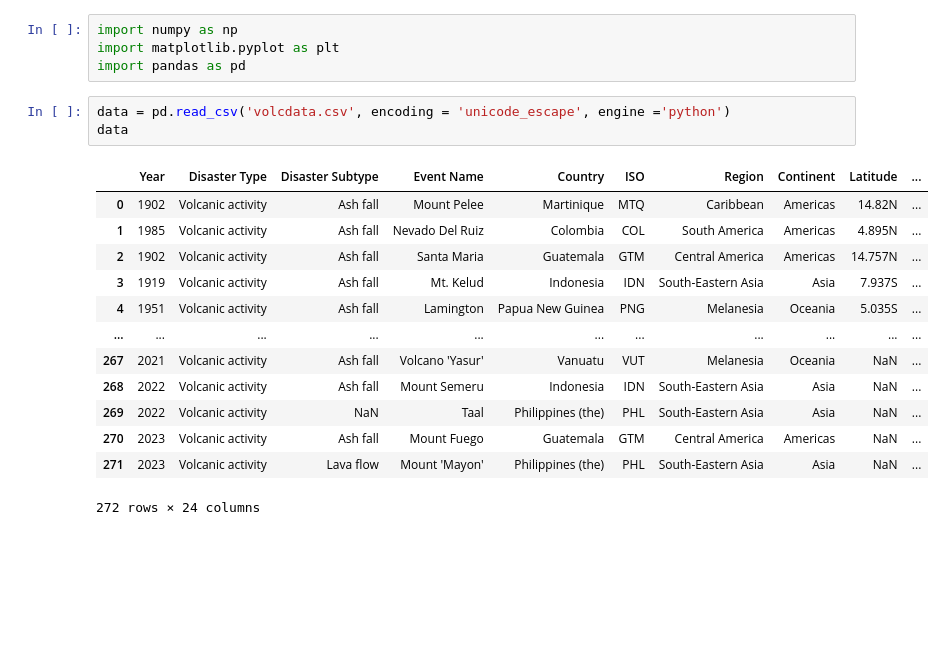
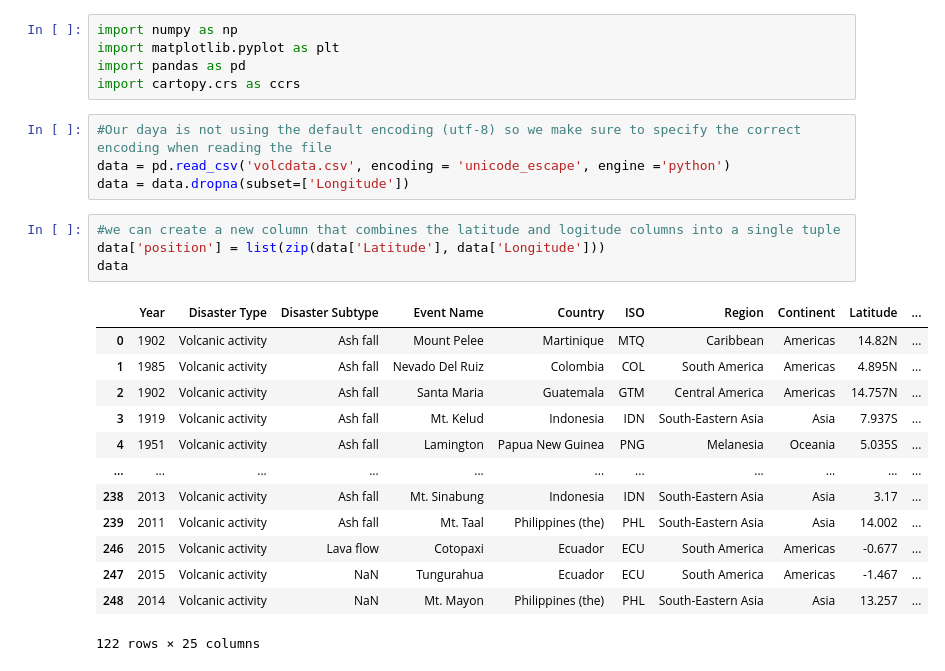
Before and after one commit to gowantae/volcano, a Jupyter notebook: VolcanoFatalities.ipynb, the cells around one changed output. Cells and saved outputs as stored; diff of their text form; blank space fills up the shorter version.

```diff
--- a/VolcanoFatalities.ipynb
+++ b/VolcanoFatalities.ipynb
@@ -2,20 +2,26 @@
 import numpy as np
 import matplotlib.pyplot as plt
 import pandas as pd
+import cartopy.crs as ccrs
 # %%
+#Our daya is not using the default encoding (utf-8) so we make sure to specify the correct encoding when reading the file
 data = pd.read_csv('volcdata.csv', encoding = 'unicode_escape', engine ='python')
-data
+data = data.dropna(subset=['Longitude'])
-# %% [output]
-|  | Year | Disaster Type | Disaster Subtype | Event Name | Country | ISO | Region | Continent | Latitude | ... |
-| 0 | 1902 | Volcanic activity | Ash fall | Mount Pelee | Martinique | MTQ | Caribbean | Americas | 14.82N | ... |
-| 1 | 1985 | Volcanic activity | Ash fall | Nevado Del Ruiz | Colombia | COL | South America | Americas | 4.895N | ... |
-| 2 | 1902 | Volcanic activity | Ash fall | Santa Maria | Guatemala | GTM | Central America | Americas | 14.757N | ... |
-| 3 | 1919 | Volcanic activity | Ash fall | Mt. Kelud | Indonesia | IDN | South-Eastern Asia | Asia | 7.937S | ... |
-| 4 | 1951 | Volcanic activity | Ash fall | Lamington | Papua New Guinea | PNG | Melanesia | Oceania | 5.035S | ... |
-| ... | ... | ... | ... | ... | ... | ... | ... | ... | ... | ... |
-| 267 | 2021 | Volcanic activity | Ash fall | Volcano 'Yasur' | Vanuatu | VUT | Melanesia | Oceania | NaN | ... |
-| 268 | 2022 | Volcanic activity | Ash fall | Mount Semeru | Indonesia | IDN | South-Eastern Asia | Asia | NaN | ... |
-| 269 | 2022 | Volcanic activity | NaN | Taal | Philippines (the) | PHL | South-Eastern Asia | Asia | NaN | ... |
-| 270 | 2023 | Volcanic activity | Ash fall | Mount Fuego | Guatemala | GTM | Central America | Americas | NaN | ... |
-| 271 | 2023 | Volcanic activity | Lava flow | Mount 'Mayon' | Philippines (the) | PHL | South-Eastern Asia | Asia | NaN | ... |
-272 rows × 24 columns
+# %%
+#we can create a new column that combines the latitude and logitude columns into a single tuple
+data['position'] = list(zip(data['Latitude'], data['Longitude']))
+data
+# %% [output]
+|  | Year | Disaster Type | Disaster Subtype | Event Name | Country | ISO | Region | Continent | Latitude | ... |
+| 0 | 1902 | Volcanic activity | Ash fall | Mount Pelee | Martinique | MTQ | Caribbean | Americas | 14.82N | ... |
+| 1 | 1985 | Volcanic activity | Ash fall | Nevado Del Ruiz | Colombia | COL | South America | Americas | 4.895N | ... |
+| 2 | 1902 | Volcanic activity | Ash fall | Santa Maria | Guatemala | GTM | Central America | Americas | 14.757N | ... |
+| 3 | 1919 | Volcanic activity | Ash fall | Mt. Kelud | Indonesia | IDN | South-Eastern Asia | Asia | 7.937S | ... |
+| 4 | 1951 | Volcanic activity | Ash fall | Lamington | Papua New Guinea | PNG | Melanesia | Oceania | 5.035S | ... |
+| ... | ... | ... | ... | ... | ... | ... | ... | ... | ... | ... |
+| 238 | 2013 | Volcanic activity | Ash fall | Mt. Sinabung | Indonesia | IDN | South-Eastern Asia | Asia | 3.17 | ... |
+| 239 | 2011 | Volcanic activity | Ash fall | Mt. Taal | Philippines (the) | PHL | South-Eastern Asia | Asia | 14.002 | ... |
+| 246 | 2015 | Volcanic activity | Lava flow | Cotopaxi | Ecuador | ECU | South America | Americas | -0.677 | ... |
+| 247 | 2015 | Volcanic activity | NaN | Tungurahua | Ecuador | ECU | South America | Americas | -1.467 | ... |
+| 248 | 2014 | Volcanic activity | NaN | Mt. Mayon | Philippines (the) | PHL | South-Eastern Asia | Asia | 13.257 | ... |
+122 rows × 25 columns
```
Also changed, not shown: parts of 5 cells of this notebook.
